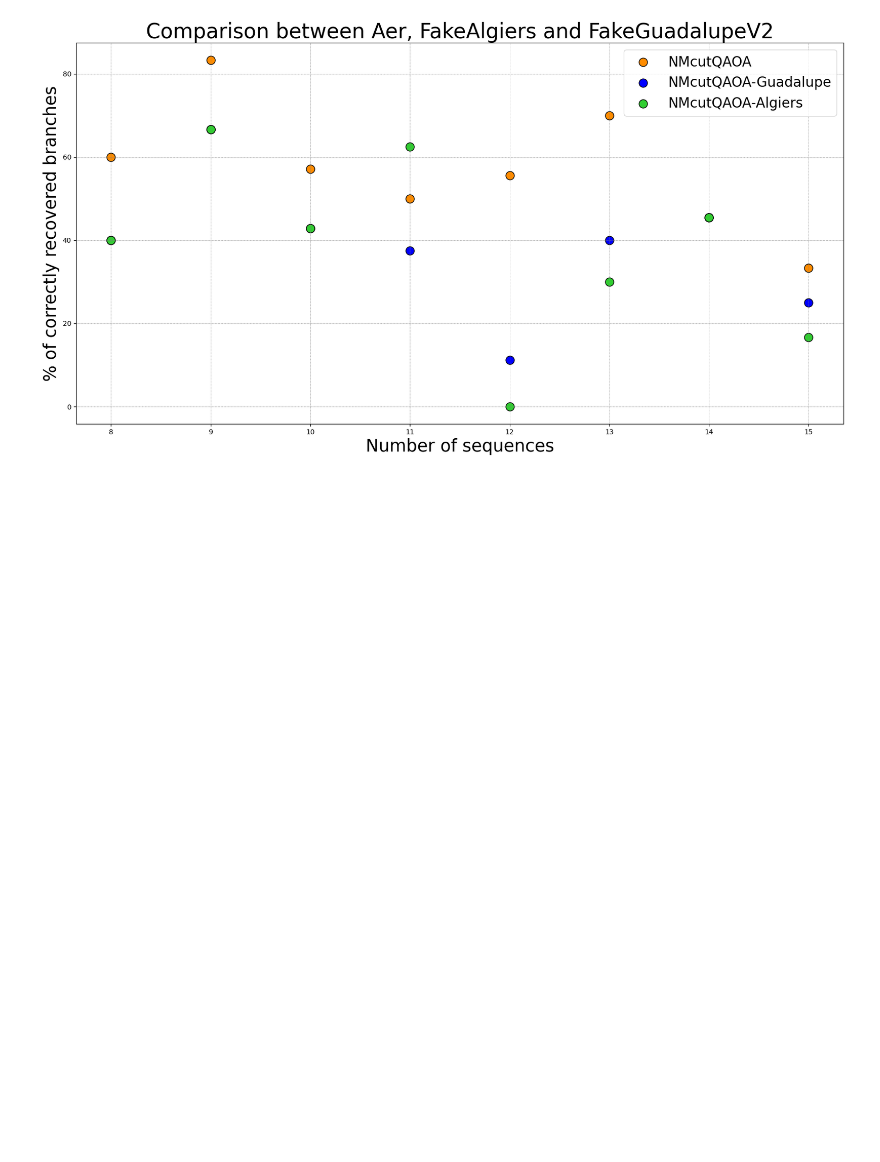
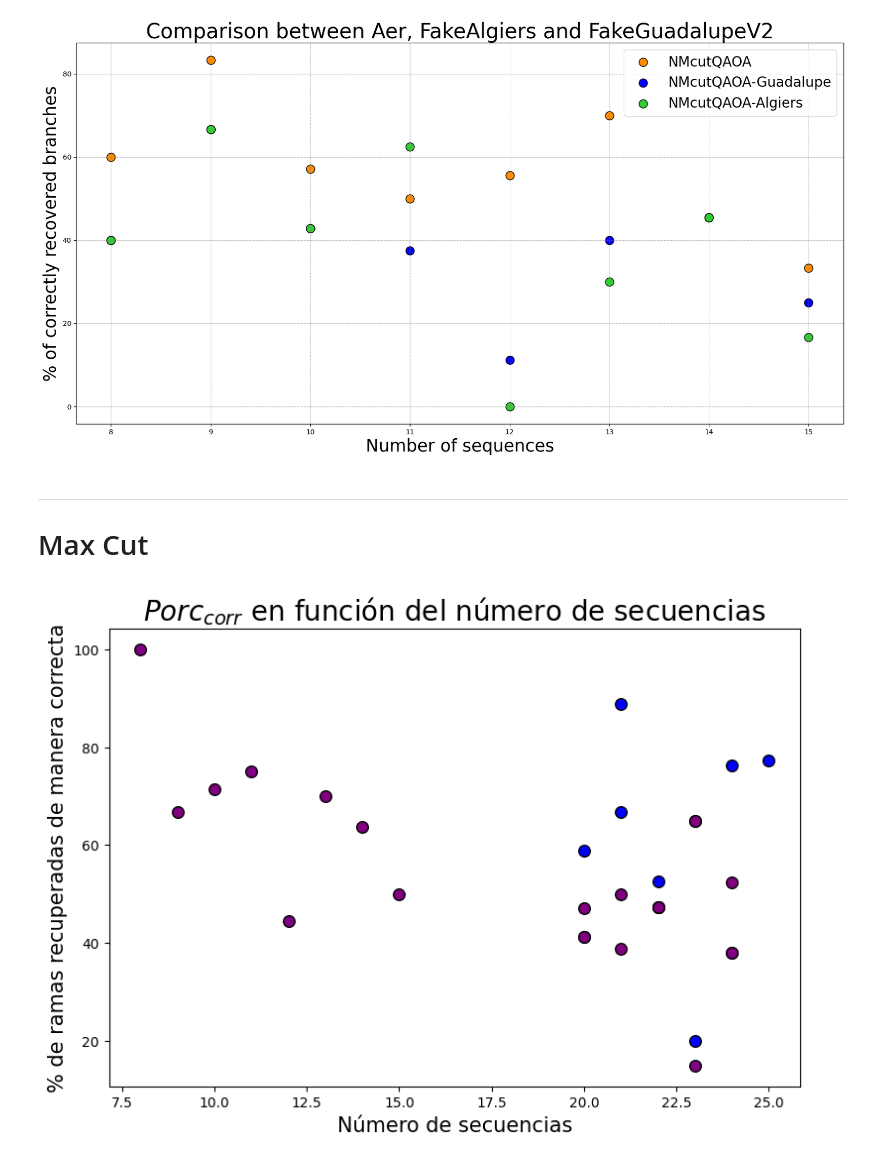
Before and after one commit to Nicofero/PhyloTree_ReConst, a Jupyter notebook: metrics_study.ipynb, the cells around one changed output. Cells and saved outputs as stored; diff of their text form; code cells hidden in the pictures; blank space fills up the shorter version.

```diff
--- a/metrics_study.ipynb
+++ b/metrics_study.ipynb
@@ -758,3 +758,22 @@ plt.legend(fontsize=20)
 plt.show()
 # %% [output]
 [figure]
+# %% [markdown]
+---
+
+# Max Cut
+# %%
+max_cut_df = pd.read_csv('metrics/RF-distance_bf_maxcut.csv')
+
+
+# Plot the data
+plt.subplots(figsize=(9, 6))
+plt.scatter(rf_bf['size'], rf_bf['RF'], edgecolor='k', color='blue', s=70)
+plt.scatter(max_cut_df['size'], max_cut_df['RF'], edgecolor='k', color='purple', s=70)
+# plt.plot(grouped_df['size'], grouped_df['Media RF'], color='red', lw=2)
+plt.xlabel('Número de secuencias',fontdict={'fontsize': 15})
+plt.ylabel('% de ramas recuperadas de manera correcta',fontdict={'fontsize': 15})
+plt.title('$Porc_{corr}$ en función del número de secuencias', fontsize=20)
+plt.show()
+# %% [output]
+[figure, added]
```
Also changed, not shown: 32 other files.
